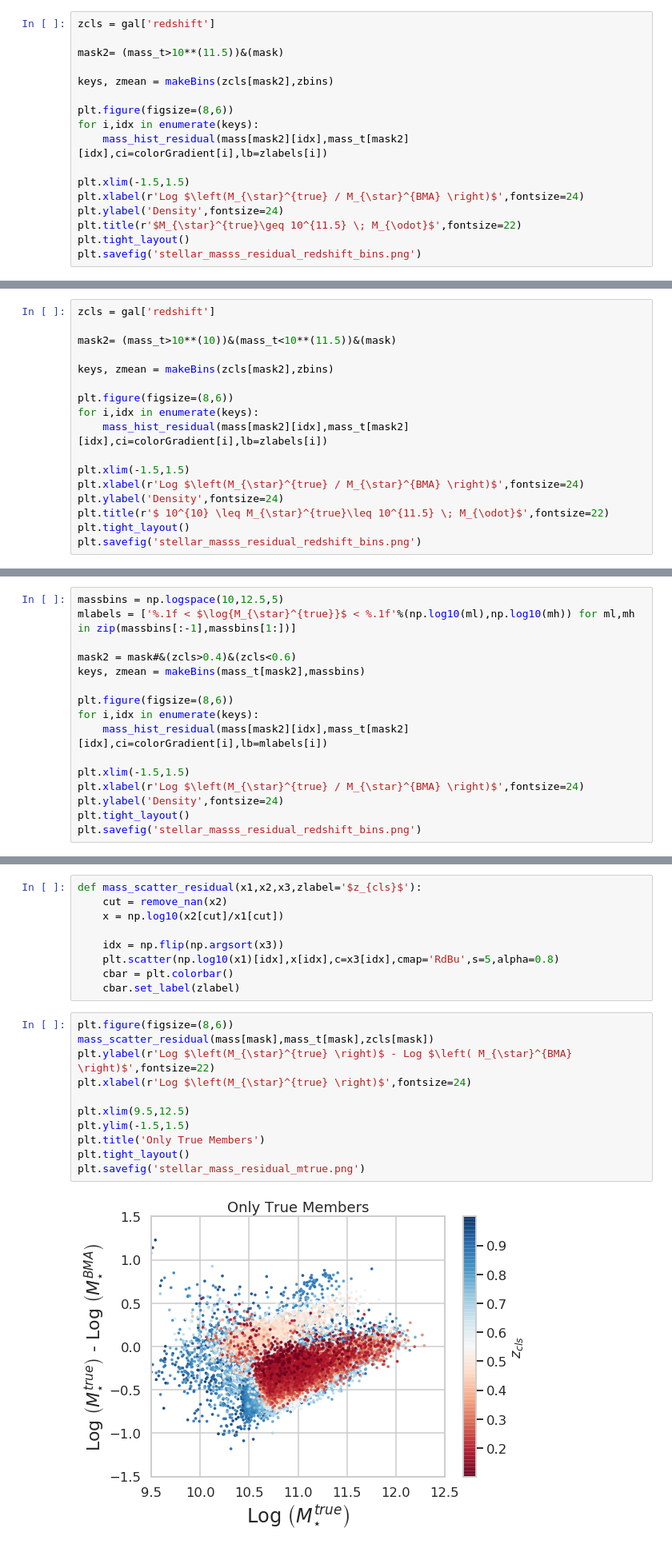
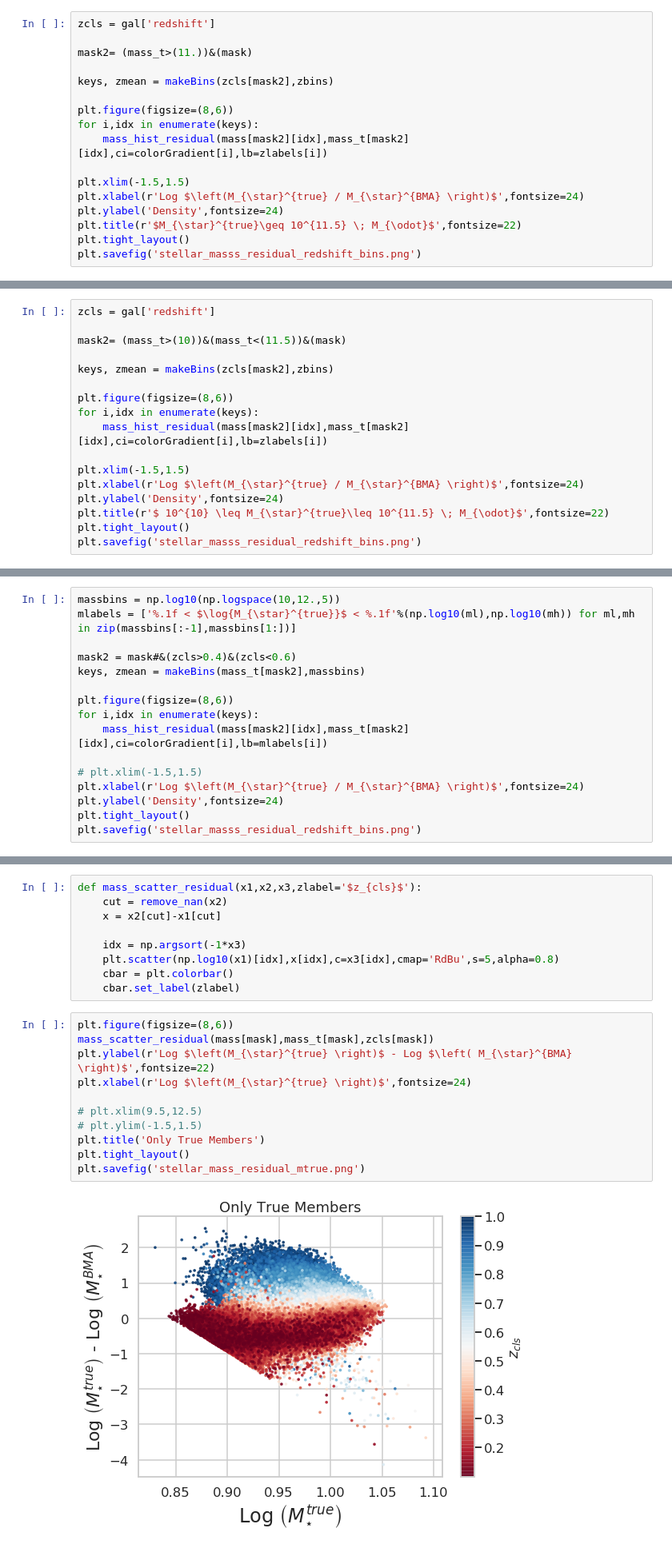
Before and after one commit to estevesjh/bmaCOSMOS, a Jupyter notebook: notebooks/2.BMA_validation.ipynb, the cells around one changed output, grey strips where cells are left out. Shown at 80% size. Saved outputs shown, nothing was run; the diff lists cells and outputs as text.

```diff
--- a/notebooks/2.BMA_validation.ipynb
+++ b/notebooks/2.BMA_validation.ipynb
@@ -174,7 +187,7 @@ plt.savefig('stellar_masss_residual_redshift_bins.png')
 # %%
 zcls = gal['redshift']
 
-mask2= (mass_t>10**(11.5))&(mask)
+mask2= (mass_t>(11.))&(mask)
 
 keys, zmean = makeBins(zcls[mask2],zbins)
 
@@ -198,7 +211,7 @@ mean: 0.29
 # %%
 zcls = gal['redshift']
 
-mask2= (mass_t>10**(10))&(mass_t<10**(11.5))&(mask)
+mask2= (mass_t>(10))&(mass_t<(11.5))&(mask)
 
 keys, zmean = makeBins(zcls[mask2],zbins)
 
@@ -222,5 +235,5 @@ mean: -0.3
 # %%
-massbins = np.logspace(10,12.5,5)
+massbins = np.log10(np.logspace(10,12.,5))
 mlabels = ['%.1f < $\log{M_{\star}^{true}}$ < %.1f'%(np.log10(ml),np.log10(mh)) for ml,mh in zip(massbins[:-1],massbins[1:])]
 
 mask2 = mask#&(zcls>0.4)&(zcls<0.6)
@@ -230,7 +243,7 @@ plt.figure(figsize=(8,6))
 for i,idx in enumerate(keys):
     mass_hist_residual(mass[mask2][idx],mass_t[mask2][idx],ci=colorGradient[i],lb=mlabels[i])
 
-plt.xlim(-1.5,1.5)
+# plt.xlim(-1.5,1.5)
 plt.xlabel(r'Log $\left(M_{\star}^{true} / M_{\star}^{BMA} \right)$',fontsize=24)
 plt.ylabel('Density',fontsize=24)
 plt.tight_layout()
@@ -254,25 +267,25 @@ plt.hist(np.log10(mass))
 # %%
 def mass_scatter_residual(x1,x2,x3,zlabel='$z_{cls}$'):
     cut = remove_nan(x2)
-    x = np.log10(x2[cut]/x1[cut])
+    x = x2[cut]-x1[cut]
 
-    idx = np.flip(np.argsort(x3))
+    idx = np.argsort(-1*x3)
     plt.scatter(np.log10(x1)[idx],x[idx],c=x3[idx],cmap='RdBu',s=5,alpha=0.8)
     cbar = plt.colorbar()
     cbar.set_label(zlabel)
 # %%
 plt.figure(figsize=(8,6))
 mass_scatter_residual(mass[mask],mass_t[mask],zcls[mask])
 plt.ylabel(r'Log $\left(M_{\star}^{true} \right)$ - Log $\left( M_{\star}^{BMA} \right)$',fontsize=22)
 plt.xlabel(r'Log $\left(M_{\star}^{true} \right)$',fontsize=24)
 
-plt.xlim(9.5,12.5)
-plt.ylim(-1.5,1.5)
+# plt.xlim(9.5,12.5)
+# plt.ylim(-1.5,1.5)
 plt.title('Only True Members')
 plt.tight_layout()
 plt.savefig('stellar_mass_residual_mtrue.png')
 # %% [output]
-[figure, old version]
+[figure, new version]
 # %%
 magi = gal['mag'][:,3]
 amag = gal['rabs']
```
Also changed, not shown: parts of 21 cells of this notebook, 4 other files.
